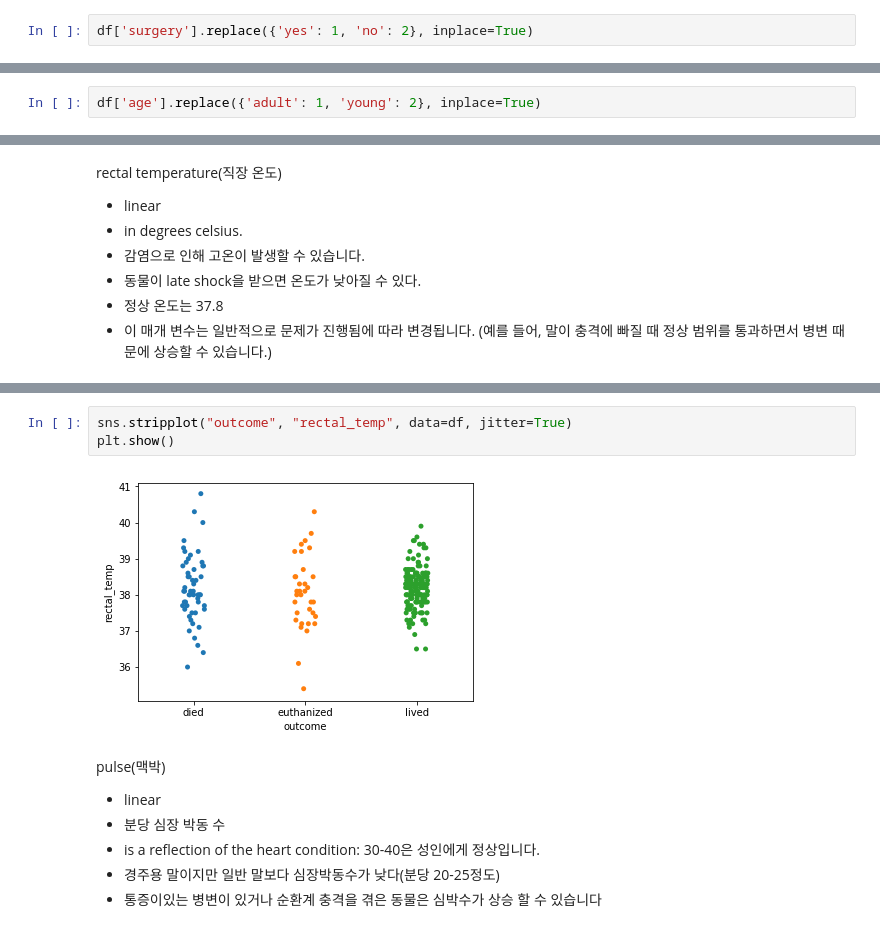
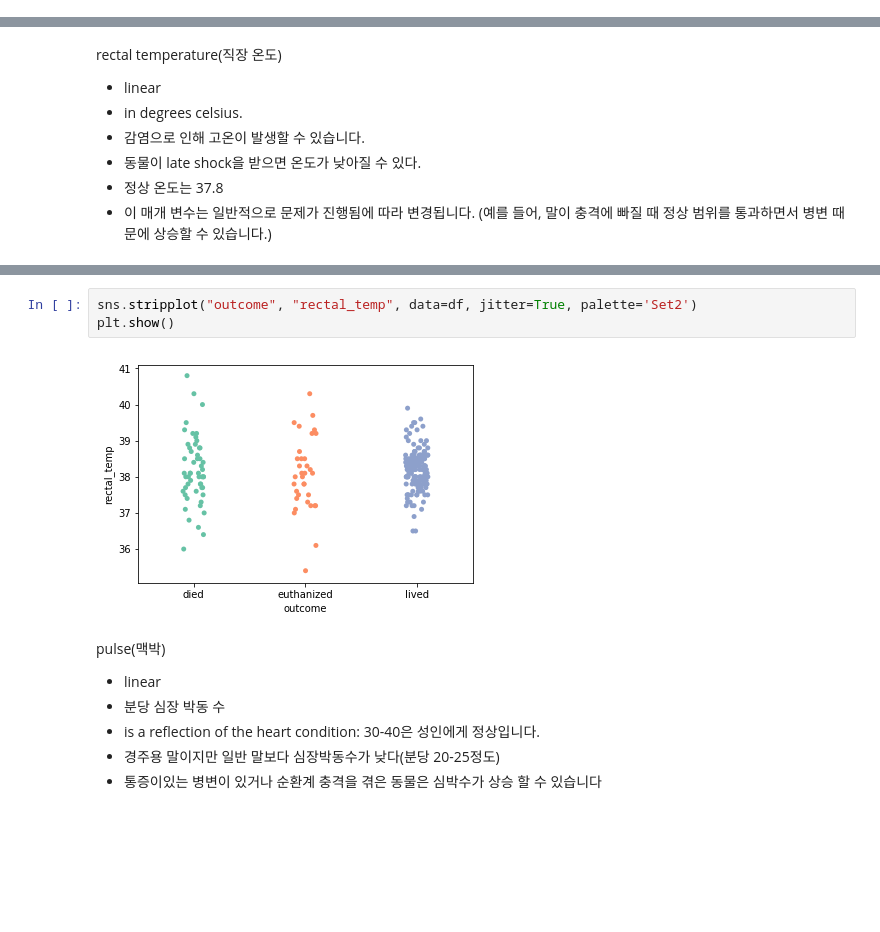
Before and after one commit to sooooner/horse_colic, a Jupyter notebook: horse-colic.ipynb, the cells around one changed output, grey strips where cells are left out. Cells and saved outputs as stored; diff of their text form; blank space fills up the shorter version.

```diff
--- a/horse-colic.ipynb
+++ b/horse-colic.ipynb
@@ -74,2 +95,0 @@ Name: surgery, dtype: object
-# %%
-df['surgery'].replace({'yes': 1, 'no': 2}, inplace=True)
@@ -95,2 +103,0 @@ Name: age, dtype: object
-# %%
-df['age'].replace({'adult': 1, 'young': 2}, inplace=True)
@@ -126,8 +121,8 @@ Name: rectal_temp, dtype: float64
 # %%
-sns.stripplot("outcome", "rectal_temp", data=df, jitter=True)
+sns.stripplot("outcome", "rectal_temp", data=df, jitter=True, palette='Set2')
 plt.show()
 # %% [output]
-[figure, old version]
+[figure, new version]
 # %% [markdown]
 pulse(맥박)
  - linear
```
Also changed, not shown: parts of 108 cells of this notebook.
